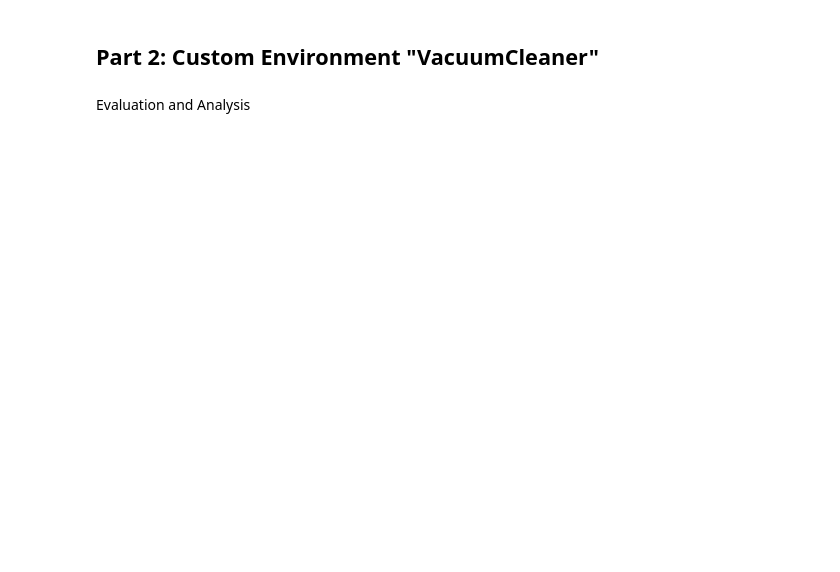
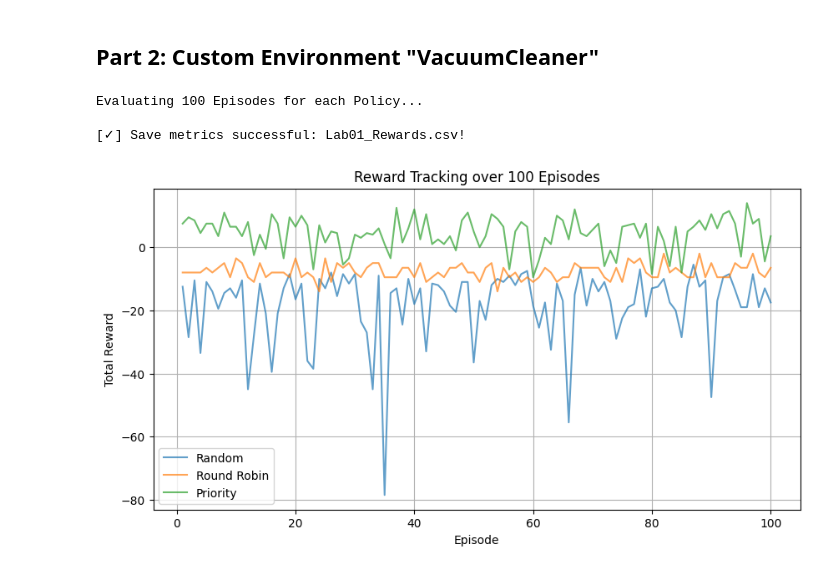
Before and after one commit to NT549-Q21-RL-for-Network/lab-01-python-gymnasium, a Jupyter notebook: notebooks/Ex2/Part2/Ex2_Part2_LB_Env.ipynb, the cells around one changed output. Cells and saved outputs as stored; diff of their text form; code cells hidden in the pictures; blank space fills up the shorter version.

Commit message:
feat(ex2): complete VacuumCleaner environment, policies and evaluation for Lab 1 Part 2

```diff
--- a/notebooks/Ex2/Part2/Ex2_Part2_LB_Env.ipynb
+++ b/notebooks/Ex2/Part2/Ex2_Part2_LB_Env.ipynb
@@ -163,16 +164,0 @@ def robot_policy(option="random", env=None):
-# %%
-if __name__ == "__main__":
-    env = VacuumCleanerEnv(m=5, n=5, obstacle=(2, 2))
-    obs, _ = env.reset()
-    env.render()
-    terminated = False
-    truncated = False
-
-    while not terminated and not truncated:
-        action = robot_policy(option="random", env=env)
-        obs, reward, terminated, truncated, info = env.step(action)
-        env.render()
-        print(f"Action: {action}, Reward: {reward}, Terminated: {terminated}")
-        if terminated or truncated:
-            print("Episode finished with total reward:", env.total_reward)
-            break
@@ -182,2 +164,0 @@ def save(...):
-# %% [markdown]
-Evaluation and Analysis
@@ -183,0 +194,50 @@ Evaluation and Analysis
+# %%
+def save_metrics(df, filename="Lab01_Rewards.csv"):
+    df.to_csv(filename, index=False)
+    print(f"\n[✓] Save metrics successful: {filename}!")
+# %%
+import pandas as pd
+import matplotlib.pyplot as plt
+
+def evaluate_policy_100_times(policy_name):
+    env = VacuumCleanerEnv(m=5, n=5, obstacle=(2, 2))
+    all_rewards = []
+    for episode in range(100):
+        env.reset()
+        terminated, truncated = False, False
+        while not terminated and not truncated:
+            action = robot_policy(option=policy_name, env=env)
+            obs, reward, terminated, truncated, _ = env.step(action)
+        all_rewards.append(env.total_reward)
+    return all_rewards
+
+if __name__ == "__main__":
+    print("Evaluating 100 Episodes for each Policy...")
+
+    rewards_random = evaluate_policy_100_times("random")
+    rewards_rr = evaluate_policy_100_times("round_robin")
+    rewards_pr = evaluate_policy_100_times("priority_based")
+
+    df = pd.DataFrame({
+        "Episode": range(1, 101),
+        "Random": rewards_random,
+        "Round Robin": rewards_rr,
+        "Priority-Based": rewards_pr
+    })
+    save_metrics(df, "Lab01_Rewards.csv")
+
+    plt.figure(figsize=(10, 5))
+    plt.plot(df["Episode"], df["Random"], label="Random", alpha=0.7)
+    plt.plot(df["Episode"], df["Round Robin"], label="Round Robin", alpha=0.7)
+    plt.plot(df["Episode"], df["Priority-Based"], label="Priority", alpha=0.7)
+    plt.xlabel("Episode")
+    plt.ylabel("Total Reward")
+    plt.title("Reward Tracking over 100 Episodes")
+    plt.legend()
+    plt.grid()
+    plt.show()
+# %% [output]
+Evaluating 100 Episodes for each Policy...
+
+[✓] Save metrics successful: Lab01_Rewards.csv!
+[figure, added]
```
Also changed, not shown: parts of 7 cells of this notebook.
